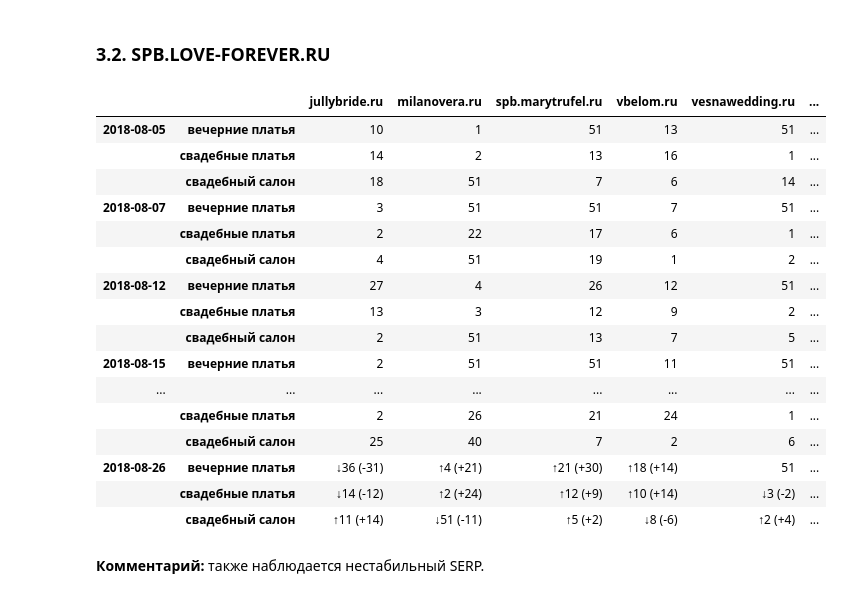
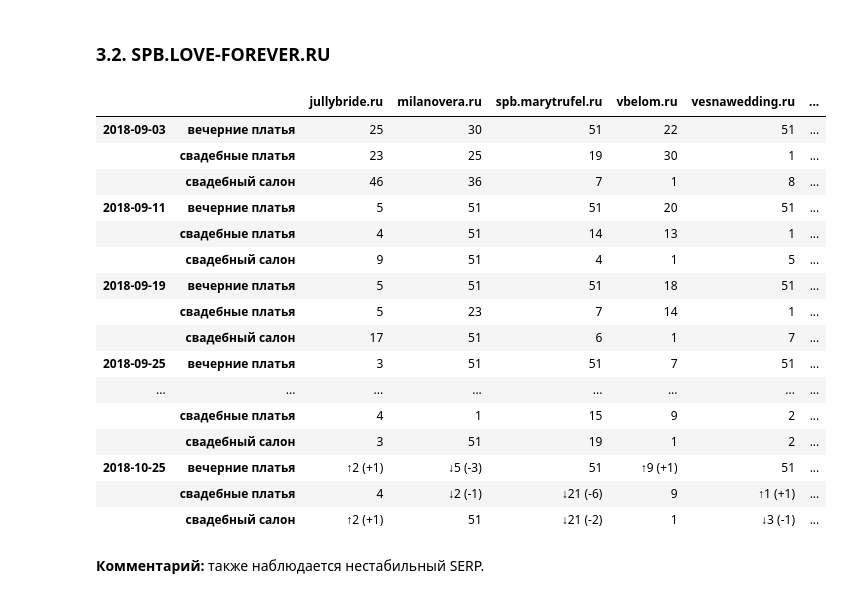
Before and after one commit to salon-love-forever/reports, a Jupyter notebook: salon-love-forever.ru.ipynb, the cells around one changed output. Saved outputs shown, nothing was run; the diff lists cells and outputs as text; code cells hidden in the pictures.

```diff
--- a/salon-love-forever.ru.ipynb
+++ b/salon-love-forever.ru.ipynb
@@ -253,28 +253,27 @@ indx = cols.index('spb.salon-love-forever.ru')
 cols.append(cols.pop(indx))
 # %%
 positions['spb'] = positions['spb'].fillna(51).applymap(lambda x: int(x))
-
 # change_positions(positions['spb'][cols].loc[(slice('2018-01','2018-02'), All), All].unstack().resample('W',
 # kind='period').mean().applymap(lambda x: round(x)).stack())
-change_positions(positions['spb'][cols].loc[(slice('2018-08','2018-09'), All), All]) # .loc[['201707', '201711'], :]
+change_positions(positions['spb'][cols].loc[(slice('2018-09','2018-10'), All), All]) # .loc[['201707', '201711'], :]
 # %% [output]
 |  |  | jullybride.ru | milanovera.ru | spb.marytrufel.ru | vbelom.ru | vesnawedding.ru | ... |
-| 2018-08-05 | вечерние платья | 10 | 1 | 51 | 13 | 51 | ... |
-|  | свадебные платья | 14 | 2 | 13 | 16 | 1 | ... |
-|  | свадебный салон | 18 | 51 | 7 | 6 | 14 | ... |
-| 2018-08-07 | вечерние платья | 3 | 51 | 51 | 7 | 51 | ... |
-|  | свадебные платья | 2 | 22 | 17 | 6 | 1 | ... |
-|  | свадебный салон | 4 | 51 | 19 | 1 | 2 | ... |
-| 2018-08-12 | вечерние платья | 27 | 4 | 26 | 12 | 51 | ... |
-|  | свадебные платья | 13 | 3 | 12 | 9 | 2 | ... |
-|  | свадебный салон | 2 | 51 | 13 | 7 | 5 | ... |
-| 2018-08-15 | вечерние платья | 2 | 51 | 51 | 11 | 51 | ... |
+| 2018-09-03 | вечерние платья | 25 | 30 | 51 | 22 | 51 | ... |
+|  | свадебные платья | 23 | 25 | 19 | 30 | 1 | ... |
+|  | свадебный салон | 46 | 36 | 7 | 1 | 8 | ... |
+| 2018-09-11 | вечерние платья | 5 | 51 | 51 | 20 | 51 | ... |
+|  | свадебные платья | 4 | 51 | 14 | 13 | 1 | ... |
+|  | свадебный салон | 9 | 51 | 4 | 1 | 5 | ... |
+| 2018-09-19 | вечерние платья | 5 | 51 | 51 | 18 | 51 | ... |
+|  | свадебные платья | 5 | 23 | 7 | 14 | 1 | ... |
+|  | свадебный салон | 17 | 51 | 6 | 1 | 7 | ... |
+| 2018-09-25 | вечерние платья | 3 | 51 | 51 | 7 | 51 | ... |
 | ... | ... | ... | ... | ... | ... | ... | ... |
-|  | свадебные платья | 2 | 26 | 21 | 24 | 1 | ... |
-|  | свадебный салон | 25 | 40 | 7 | 2 | 6 | ... |
-| 2018-08-26 | вечерние платья | ↓36 (-31) | ↑4 (+21) | ↑21 (+30) | ↑18 (+14) | 51 | ... |
-|  | свадебные платья | ↓14 (-12) | ↑2 (+24) | ↑12 (+9) | ↑10 (+14) | ↓3 (-2) | ... |
-|  | свадебный салон | ↑11 (+14) | ↓51 (-11) | ↑5 (+2) | ↓8 (-6) | ↑2 (+4) | ... |
+|  | свадебные платья | 4 | 1 | 15 | 9 | 2 | ... |
+|  | свадебный салон | 3 | 51 | 19 | 1 | 2 | ... |
+| 2018-10-25 | вечерние платья | ↑2 (+1) | ↓5 (-3) | 51 | ↑9 (+1) | 51 | ... |
+|  | свадебные платья | 4 | ↓2 (-1) | ↓21 (-6) | 9 | ↑1 (+1) | ... |
+|  | свадебный салон | ↑2 (+1) | 51 | ↓21 (-2) | 1 | ↓3 (-1) | ... |
 # %% [markdown]
 **Комментарий:** также наблюдается нестабильный SERP.
 # %% [markdown]
```
Also changed, not shown: parts of 13 cells of this notebook.
